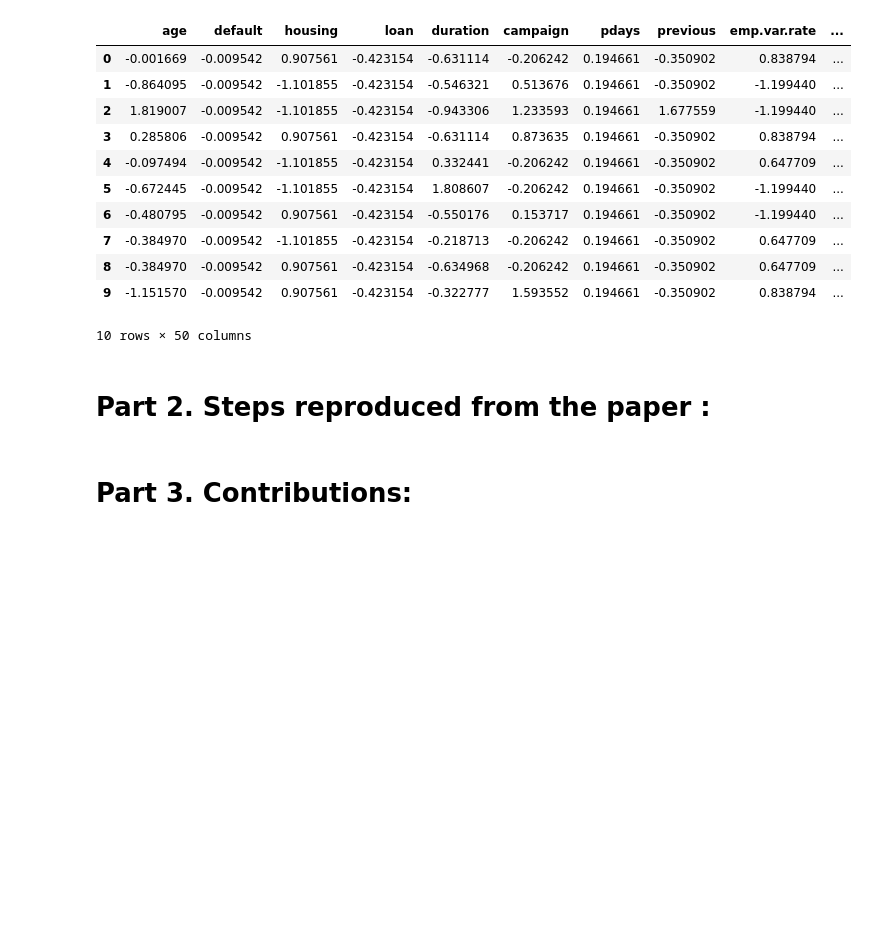
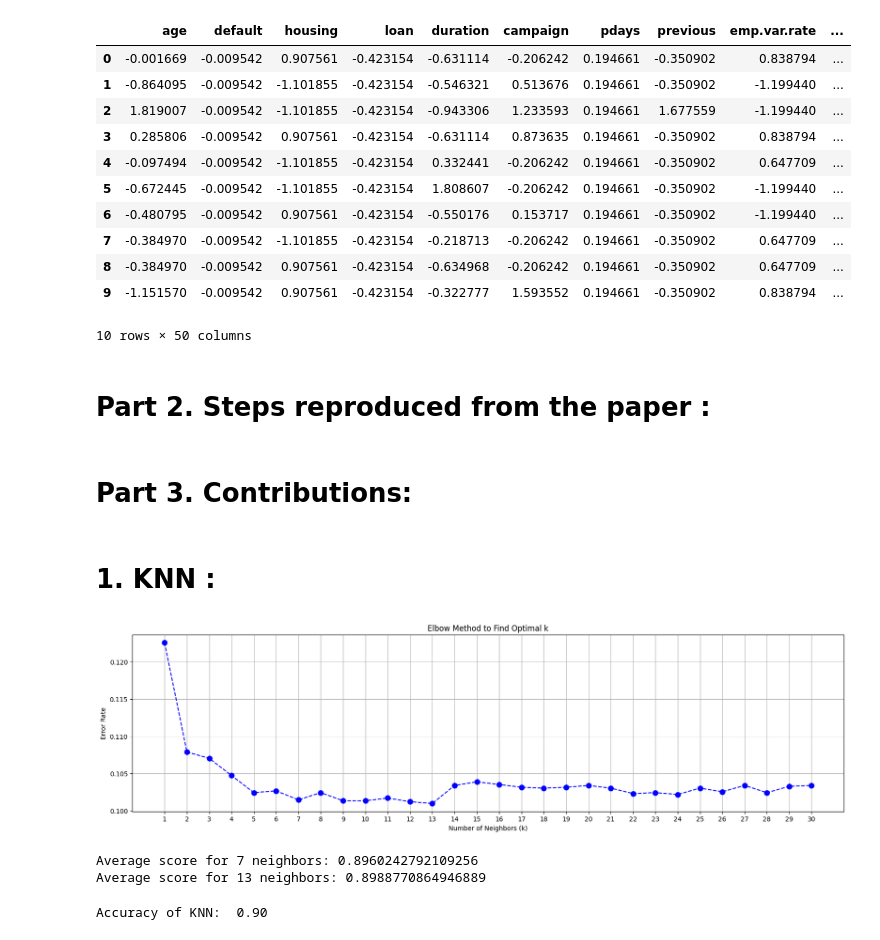
Before and after one commit to Elvis-Jekir/bank_marketing, a Jupyter notebook: bank_marketing.ipynb, the cells around one changed output. Saved outputs shown, nothing was run; the diff lists cells and outputs as text; code cells hidden in the pictures; blank space fills up the shorter version.

```diff
--- a/bank_marketing.ipynb
+++ b/bank_marketing.ipynb
@@ -196,3 +196,5 @@ X_train.head(10)
 # Part 2. Steps reproduced from the paper :
 # %% [markdown]
 # Part 3. Contributions:
+# %% [markdown]
+# 1. KNN :
@@ -198,0 +204,20 @@ X_train.head(10)
+# %%
+error_rates = []
+k_values = range(1, 31)
+for k in k_values:
+    knn = KNeighborsClassifier(n_neighbors=k)
+    knn.fit(X_train, y_train)
+    y_pred = knn.predict(X_test)
+    error = 1 - accuracy_score(y_test, y_pred)
+    error_rates.append(error)
+# %%
+plt.figure(figsize=(20, 5))
+plt.plot(k_values, error_rates, marker='o', linestyle='dashed', color='b', markersize=8)
+plt.xlabel('Number of Neighbors (k)')
+plt.ylabel('Error Rate')
+plt.title('Elbow Method to Find Optimal k')
+plt.xticks(np.arange(1, 31))
+plt.grid(True)
+plt.show()
+# %% [output]
+[figure, added]
@@ -198,0 +227,15 @@ X_train.head(10)
+# %%
+knn_7 = KNeighborsClassifier(n_neighbors=7)
+knn_13 = KNeighborsClassifier(n_neighbors=13)
+
+score_k_7 = cross_val_score(knn_7, X_train, y_train, cv=5)
+score_k_13 = cross_val_score(knn_13, X_train, y_train, cv=5)
+
+avg_score_k_7 = mean(score_k_7)
+avg_score_k_13 = mean(score_k_13)
+
+print(f"Average score for 7 neighbors: {avg_score_k_7}")
+print(f"Average score for 13 neighbors: {avg_score_k_13}")
+# %% [output]
+Average score for 7 neighbors: 0.8960242792109256
+Average score for 13 neighbors: 0.8988770864946889
@@ -198,0 +245,4 @@ X_train.head(10)
+# %%
+print(f'Accuracy of KNN: {knn_13.score(X_test, y_test): .2f}')
+# %% [output]
+Accuracy of KNN:  0.90
```
Also changed, not shown: parts of 16 cells of this notebook.
